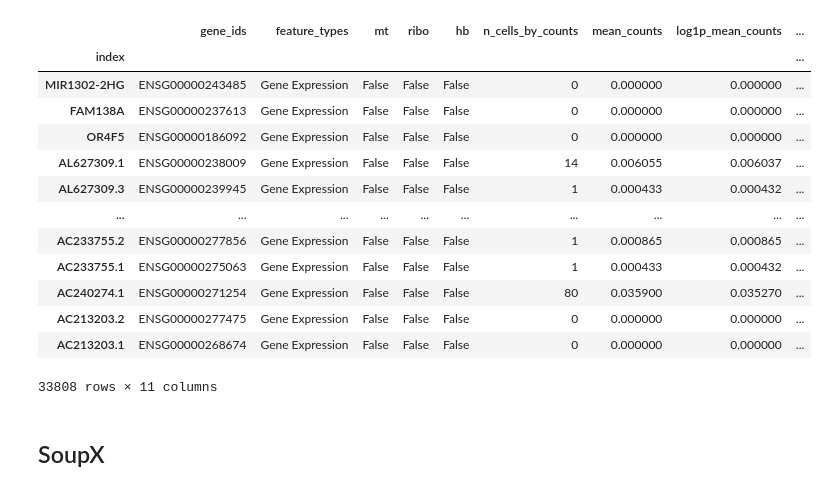
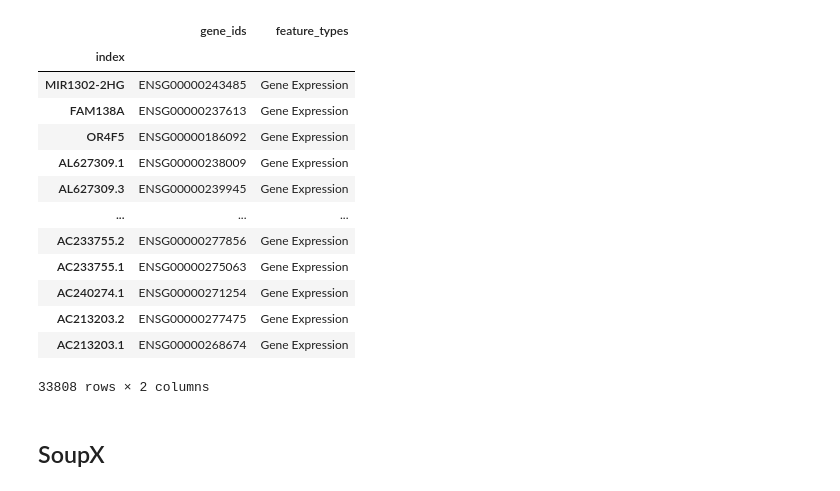
Before and after one commit to chickaroo/genereporter, a Jupyter notebook: src/init.ipynb, the cells around one changed output. Saved outputs shown, nothing was run; the diff lists cells and outputs as text; code cells hidden in the pictures.

Commit message:
QC done

```diff
--- a/src/init.ipynb
+++ b/src/init.ipynb
@@ -30,20 +22,27 @@ library(SoupX)
 # read in CellRanger output data
 
 folders = ["CID005217-1", "CID005221-1", "CID006493-1", "CID006515-1", "CID007664-1", "CID007827-1", "CID008474-1"]
+adata_list = []
 
 # read sample
-sample = folders[0]
-path = 'C:/Users/saman/00_Bachelorarbeit/BA_code/data/' + sample + '/filtered/'
-adata = sc.read_mtx(
-        filename= (path + 'matrix.mtx'),  # the .mtx file
-)
-adata = adata.transpose()
+for sample in folders:
 
-# obs = single cells and their barcodes (2312)
-# var = genes and their annotations (33808)
+        #sample = folders[0]
+        path = 'C:/Users/saman/00_Bachelorarbeit/Bachelor/data/' + sample + '/filtered/' # TODO: change to universal path here
+        adata = sc.read_mtx(
+                filename= (path + 'matrix.mtx'),  # the .mtx file
+        )
+        adata = adata.transpose()
 
-adata.obs['sampleID'] = sample
-adata.obs['barcode'] = pd.read_csv((path + 'barcodes.tsv'), delimiter='\t', names=['barcode']).values
-adata.var = pd.read_csv((path + 'features.tsv'), delimiter='\t', names=['gene_ids', 'index', 'feature_types'], index_col='index')
-len(adata.obs)
+        # obs = single cells and their barcodes (2312)
+        # var = genes and their annotations (33808)
+
+        adata.obs['sampleID'] = sample
+        adata.obs['barcode'] = pd.read_csv((path + 'barcodes.tsv'), delimiter='\t', names=['barcode']).values
+        adata.var = pd.read_csv((path + 'features.tsv'), delimiter='\t', names=['gene_ids', 'index', 'feature_types'], index_col='index')
+        adata.var_names_make_unique()
+        adata.obs_names_make_unique()
+
+        adata_list.append(adata)
+        print(sample + " done")
 # %% [output]
@@ -80,19 +56,19 @@ sc.pp.calculate_qc_metrics(
-# %%
-adata.var
-# %% [output]
-|  | gene_ids | feature_types | mt | ribo | hb | n_cells_by_counts | mean_counts | log1p_mean_counts | ... |
-| index |  |  |  |  |  |  |  |  | ... |
-| MIR1302-2HG | ENSG00000243485 | Gene Expression | False | False | False | 0 | 0.000000 | 0.000000 | ... |
-| FAM138A | ENSG00000237613 | Gene Expression | False | False | False | 0 | 0.000000 | 0.000000 | ... |
-| OR4F5 | ENSG00000186092 | Gene Expression | False | False | False | 0 | 0.000000 | 0.000000 | ... |
-| AL627309.1 | ENSG00000238009 | Gene Expression | False | False | False | 14 | 0.006055 | 0.006037 | ... |
-| AL627309.3 | ENSG00000239945 | Gene Expression | False | False | False | 1 | 0.000433 | 0.000432 | ... |
-| ... | ... | ... | ... | ... | ... | ... | ... | ... | ... |
-| AC233755.2 | ENSG00000277856 | Gene Expression | False | False | False | 1 | 0.000865 | 0.000865 | ... |
-| AC233755.1 | ENSG00000275063 | Gene Expression | False | False | False | 1 | 0.000433 | 0.000432 | ... |
-| AC240274.1 | ENSG00000271254 | Gene Expression | False | False | False | 80 | 0.035900 | 0.035270 | ... |
-| AC213203.2 | ENSG00000277475 | Gene Expression | False | False | False | 0 | 0.000000 | 0.000000 | ... |
-| AC213203.1 | ENSG00000268674 | Gene Expression | False | False | False | 0 | 0.000000 | 0.000000 | ... |
-33808 rows × 11 columns
+# %%
+adata_list[0].var
+# %% [output]
+|  | gene_ids | feature_types |
+| index |  |  |
+| MIR1302-2HG | ENSG00000243485 | Gene Expression |
+| FAM138A | ENSG00000237613 | Gene Expression |
+| OR4F5 | ENSG00000186092 | Gene Expression |
+| AL627309.1 | ENSG00000238009 | Gene Expression |
+| AL627309.3 | ENSG00000239945 | Gene Expression |
+| ... | ... | ... |
+| AC233755.2 | ENSG00000277856 | Gene Expression |
+| AC233755.1 | ENSG00000275063 | Gene Expression |
+| AC240274.1 | ENSG00000271254 | Gene Expression |
+| AC213203.2 | ENSG00000277475 | Gene Expression |
+| AC213203.1 | ENSG00000268674 | Gene Expression |
+33808 rows × 2 columns
 # %% [markdown]
 ## SoupX
```
Also changed, not shown: parts of 21 cells of this notebook.
